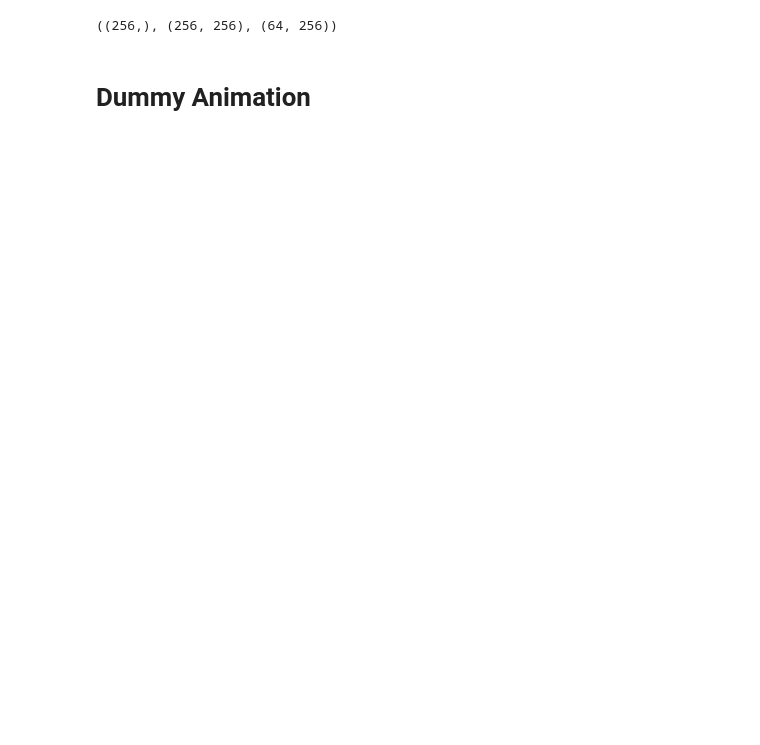
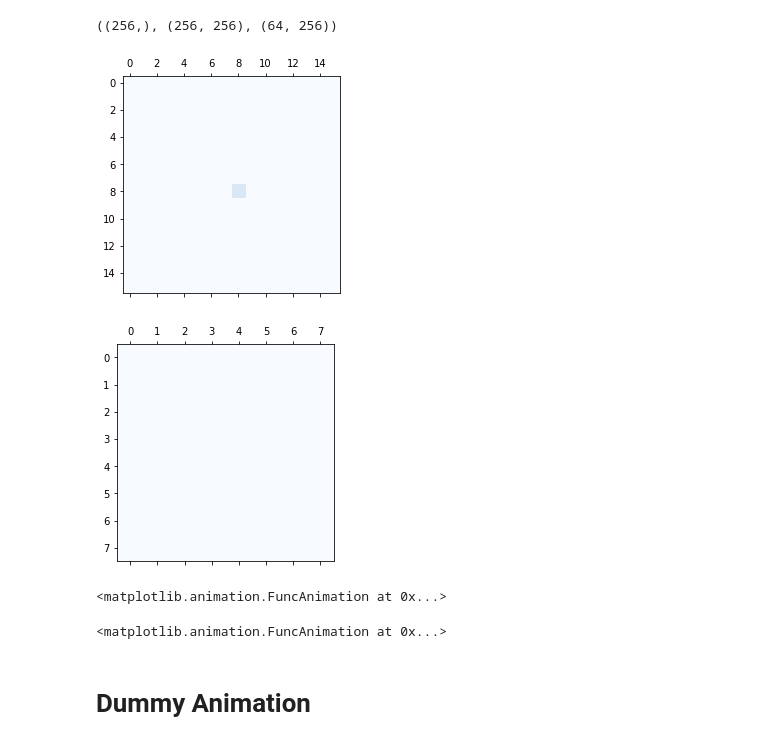
Before and after one commit to blakeelias/multi_scale_pandemic, a Jupyter notebook: Visualizations.ipynb, the cells around one changed output. Saved outputs shown, nothing was run; the diff lists cells and outputs as text; code cells hidden in the pictures; blank space fills up the shorter version.

Commit message:
Animate fine-grained and coarse-grained views consecutively

```diff
--- a/Visualizations.ipynb
+++ b/Visualizations.ipynb
@@ -55,2 +35,10 @@ results = evaluation.evaluate(M_a, projection_method=projections.Projections().s
 # %%
-results = evaluation.evaluate(M_a, projection_method=projections.Projections().sub_matrix_eigenvector, g_bas=[g_ba], N_a_0=N_a, num_steps=10,  lock_down_threshold=10, re_open_threshold=0.5, intervention_strategy=True)
+results = evaluation.evaluate(
+    M_a,
+    projection_method=projections.Projections().sub_matrix_eigenvector,
+    g_bas=[g_ba],
+    N_a_0=N_a,
+    num_steps=100,
+    lock_down_threshold=10,
+    re_open_threshold=0.5,
+    intervention_strategy=True)
@@ -75,3 +45,16 @@ anim
+# %%
+anim_fine_grain, anim_coarse_grain = visualize.animate_results(results)
+# %% [output]
+[figure, added]
+[figure, added]
+# %%
+anim_fine_grain
+# %% [output]
+<matplotlib.animation.FuncAnimation at 0x...>
+# %%
+anim_coarse_grain
+# %% [output]
+<matplotlib.animation.FuncAnimation at 0x...>
 # %% [markdown]
 # Dummy Animation
 # %%
```
Also changed, not shown: parts of 9 cells of this notebook, 1 other file.
